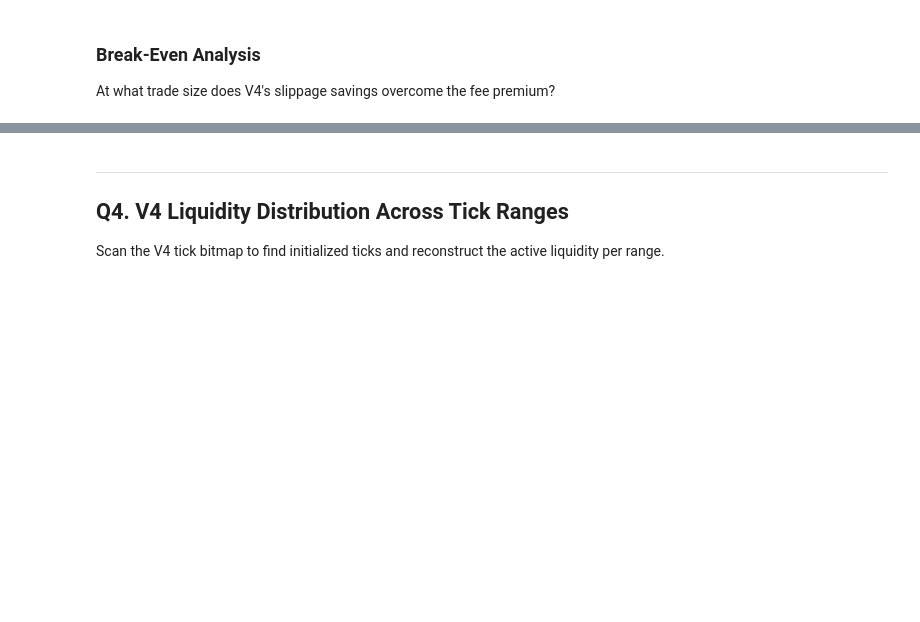
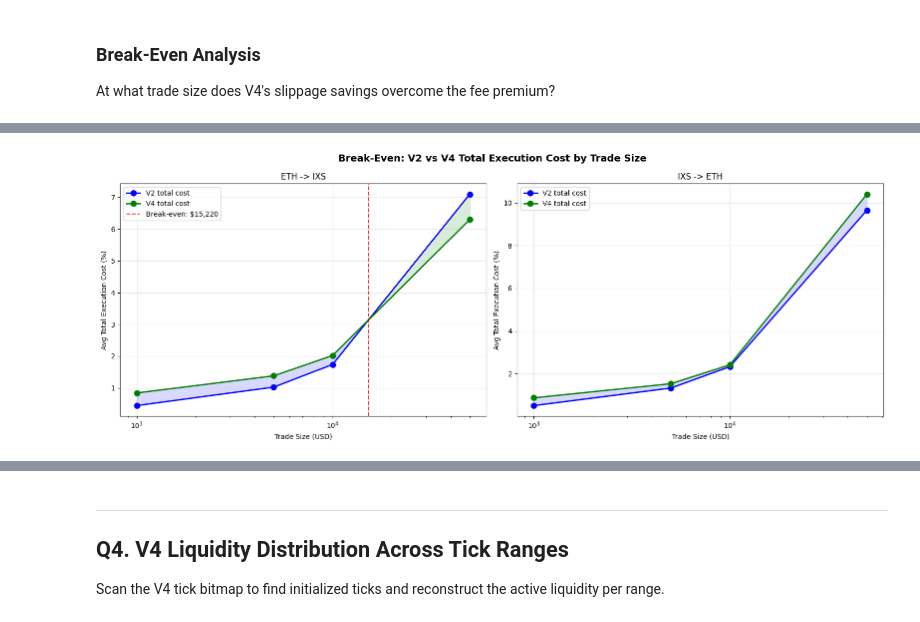
Before and after one commit to slambrecht-newnow/arrakis2, a Jupyter notebook: backend/notebooks/ixs_execution_quality.ipynb, the cells around one changed output, grey strips where cells are left out. Drawn from its saved outputs; the diff is of its cells as text; code cells hidden in the pictures; blank space fills up the shorter version.

```diff
--- a/backend/notebooks/ixs_execution_quality.ipynb
+++ b/backend/notebooks/ixs_execution_quality.ipynb
@@ -1006,36 +1029,48 @@ else:
 # %%
 # Break-even visualization: V2 vs V4 avg total execution cost as function of trade size
+# Use dense interpolation in log-space so the crossing and shading are accurate
 fig, (ax1, ax2) = plt.subplots(1, 2, figsize=(16, 6))
 fig.suptitle('Break-Even: V2 vs V4 Total Execution Cost by Trade Size', fontsize=14, fontweight='bold')
 
 for ax, df, label, be in [(ax1, buy_summary, 'ETH -> IXS', buy_be),
                            (ax2, sell_summary, 'IXS -> ETH', sell_be)]:
-    ax.plot(df['size_usd'], df['v2_net_avg'], 'b-o', linewidth=2, markersize=8, label='V2 total cost')
-    ax.plot(df['size_usd'], df['v4_net_avg'], 'g-o', linewidth=2, markersize=8, label='V4 total cost')
+    sizes = df['size_usd'].values
+    v2_vals = df['v2_net_avg'].values
+    v4_vals = df['v4_net_avg'].values
 
-    # Shade regions
-    for i in range(len(df) - 1):
-        x = [df.iloc[i]['size_usd'], df.iloc[i+1]['size_usd']]
-        y_v2 = [df.iloc[i]['v2_net_avg'], df.iloc[i+1]['v2_net_avg']]
-        y_v4 = [df.iloc[i]['v4_net_avg'], df.iloc[i+1]['v4_net_avg']]
-        if y_v2[0] > y_v4[0] or y_v2[1] > y_v4[1]:
-            ax.fill_between(x, y_v2, y_v4, alpha=0.1, color='green')
-        else:
-            ax.fill_between(x, y_v2, y_v4, alpha=0.1, color='blue')
+    # Dense interpolation in log-space for smooth shading
+    log_sizes = np.log10(sizes)
+    log_dense = np.linspace(log_sizes[0], log_sizes[-1], 200)
+    dense_sizes = 10**log_dense
+    v2_dense = np.interp(log_dense, log_sizes, v2_vals)
+    v4_dense = np.interp(log_dense, log_sizes, v4_vals)
+
+    ax.plot(sizes, v2_vals, 'b-o', linewidth=2, markersize=8, label='V2 total cost')
+    ax.plot(sizes, v4_vals, 'g-o', linewidth=2, markersize=8, label='V4 total cost')
+
+    # Shade: green where V4 cheaper, blue where V2 cheaper
+    ax.fill_between(dense_sizes, v2_dense, v4_dense,
+                    where=(v2_dense > v4_dense), alpha=0.15, color='green',
+                    interpolate=True)
+    ax.fill_between(dense_sizes, v2_dense, v4_dense,
+                    where=(v2_dense <= v4_dense), alpha=0.15, color='blue',
+                    interpolate=True)
 
     if be:
         ax.axvline(be, color='red', linestyle='--', alpha=0.8, label=f'Break-even: ${be:,.0f}')
 
     ax.set_xlabel('Trade Size (USD)')
     ax.set_ylabel('Avg Total Execution Cost (%)')
     ax.set_title(label)
     ax.legend()
     ax.grid(True, alpha=0.3)
     ax.set_xscale('log')
 
 plt.tight_layout()
 plt.savefig('plots/ixs_breakeven_analysis.png', dpi=150, bbox_inches='tight')
 plt.show()
+# %% [output]
+[figure, added]
 # %% [markdown]
 ### Capital Efficiency
 
```
Also changed, not shown: parts of 10 cells of this notebook, 7 other files.
